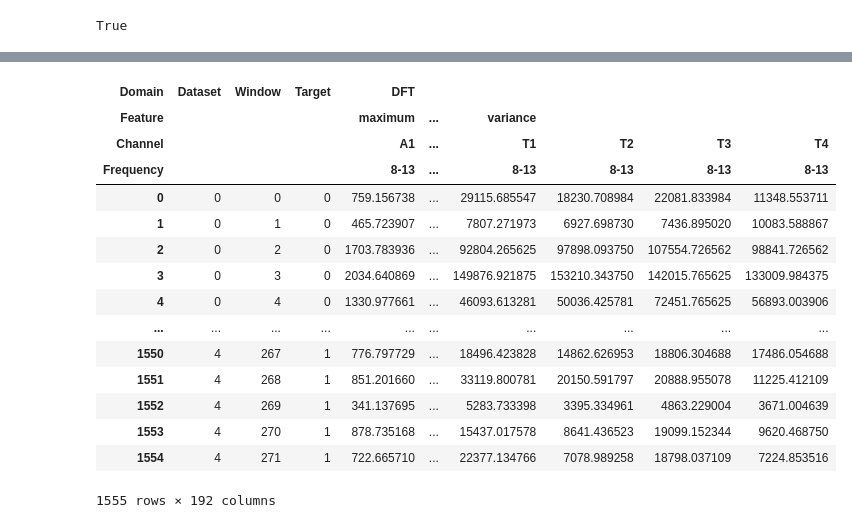
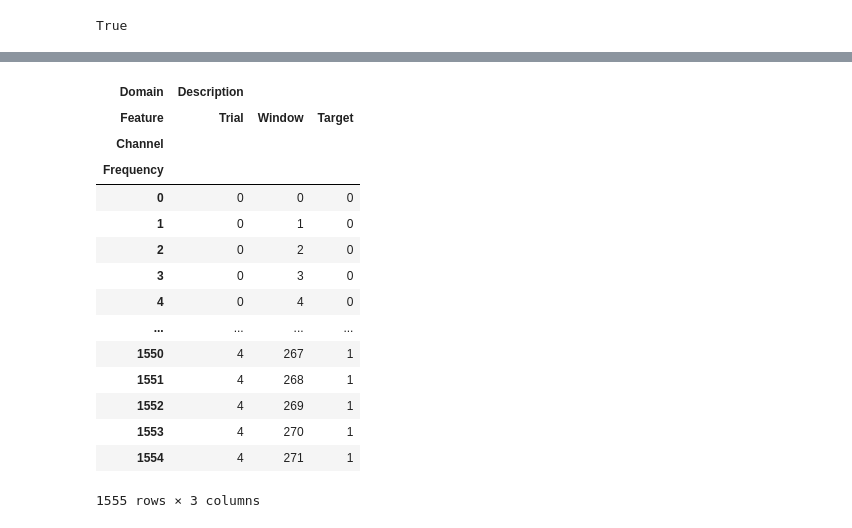
Before and after one commit to gemeinl/braindecode-features, a Jupyter notebook: examples/braindecode_features_extract.ipynb, the cells around one changed output, grey strips where cells are left out. Drawn from its saved outputs; the diff is of its cells as text; code cells hidden in the pictures.

```diff
--- a/examples/braindecode_features_extract.ipynb
+++ b/examples/braindecode_features_extract.ipynb
@@ -81,7 +92,7 @@ else:
     assert ds_name in ['TUHAbnormal']
     ds = TUHAbnormal(
         path='/data/schirrmr/gemeinl/tuh-abnormal-eeg/raw/v2.0.0/edf/',
-        recording_ids=range(20),
+        recording_ids=recording_ids,
         target_name='pathological',
         preload=False,
         add_physician_reports=True,
@@ -184,5 +197,7 @@ df = extract_windows_ds_features(
     windows_ds=windows_ds,
     frequency_bands=frequency_bands,
     n_jobs=n_jobs,
+    params={'Time__higuchi_fractal_dimension__kmax': 3},
+    domains=None,
 )
 # %% [output]
@@ -193,13 +211,3 @@ Time
-# %%
-# save each trial feature matrix (windows x features) to an individual file
-# TODO: subject_id is unsuitable for TUHAbrormal
-if out_path is not None:
-    save_features_by_trial(
-        df=df,
-        out_path=out_path,
-        subject_id=subject_id,
-        split_name=split_name,
-    )
 # %%
 df
 # %% [output]
@@ -222,25 +246,40 @@ df
+# %%
+out_path = None
+# save each trial feature matrix (windows x features) to an individual file
+if out_path is not None:
+    if ds_name in ['Schirrmeister2017', 'BNCI2014001']:
+        out_path = os.path.join(out_path, str(subject_id), split_name)
+    else:
+        assert ds_name in ['TUHAbnormal']
+        out_path = os.path.join(out_path, split_name)
+    if not os.path.exists(out_path):
+        os.makedirs(out_path)
+    save_features(
+        df=df,
+        out_path=out_path,
+    )
 # %%
 # inspect subsets of the feature data frame
 filter_df(
     df=df,
-    query='DFT',
+    query='Description',
     exact_match=False,
     level_to_consider=None,
 )
 # %% [output]
-| Domain | Dataset | Window | Target | DFT |  |  |  |  |  |
-| Feature |  |  |  | maximum | ... | variance |  |  |  |
-| Channel |  |  |  | A1 | ... | T1 | T2 | T3 | T4 |
-| Frequency |  |  |  | 8-13 | ... | 8-13 | 8-13 | 8-13 | 8-13 |
-| 0 | 0 | 0 | 0 | 759.156738 | ... | 29115.685547 | 18230.708984 | 22081.833984 | 11348.553711 |
-| 1 | 0 | 1 | 0 | 465.723907 | ... | 7807.271973 | 6927.698730 | 7436.895020 | 10083.588867 |
-| 2 | 0 | 2 | 0 | 1703.783936 | ... | 92804.265625 | 97898.093750 | 107554.726562 | 98841.726562 |
-| 3 | 0 | 3 | 0 | 2034.640869 | ... | 149876.921875 | 153210.343750 | 142015.765625 | 133009.984375 |
-| 4 | 0 | 4 | 0 | 1330.977661 | ... | 46093.613281 | 50036.425781 | 72451.765625 | 56893.003906 |
-| ... | ... | ... | ... | ... | ... | ... | ... | ... | ... |
-| 1550 | 4 | 267 | 1 | 776.797729 | ... | 18496.423828 | 14862.626953 | 18806.304688 | 17486.054688 |
-| 1551 | 4 | 268 | 1 | 851.201660 | ... | 33119.800781 | 20150.591797 | 20888.955078 | 11225.412109 |
-| 1552 | 4 | 269 | 1 | 341.137695 | ... | 5283.733398 | 3395.334961 | 4863.229004 | 3671.004639 |
-| 1553 | 4 | 270 | 1 | 878.735168 | ... | 15437.017578 | 8641.436523 | 19099.152344 | 9620.468750 |
-| 1554 | 4 | 271 | 1 | 722.665710 | ... | 22377.134766 | 7078.989258 | 18798.037109 | 7224.853516 |
+| Domain | Description |  |  |
+| Feature | Trial | Window | Target |
+| Channel |  |  |  |
+| Frequency |  |  |  |
+| 0 | 0 | 0 | 0 |
+| 1 | 0 | 1 | 0 |
+| 2 | 0 | 2 | 0 |
+| 3 | 0 | 3 | 0 |
+| 4 | 0 | 4 | 0 |
+| ... | ... | ... | ... |
+| 1550 | 4 | 267 | 1 |
+| 1551 | 4 | 268 | 1 |
+| 1552 | 4 | 269 | 1 |
+| 1553 | 4 | 270 | 1 |
+| 1554 | 4 | 271 | 1 |
-1555 rows × 192 columns
+1555 rows × 3 columns
```
Also changed, not shown: parts of 10 cells of this notebook, 7 other files.
